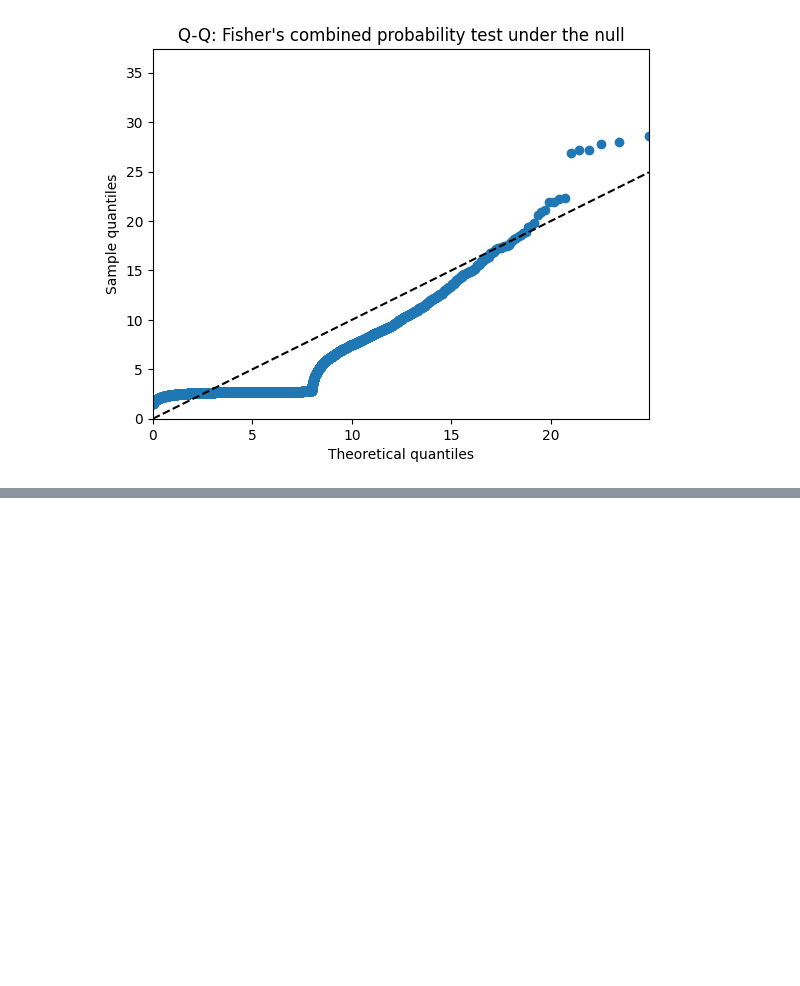
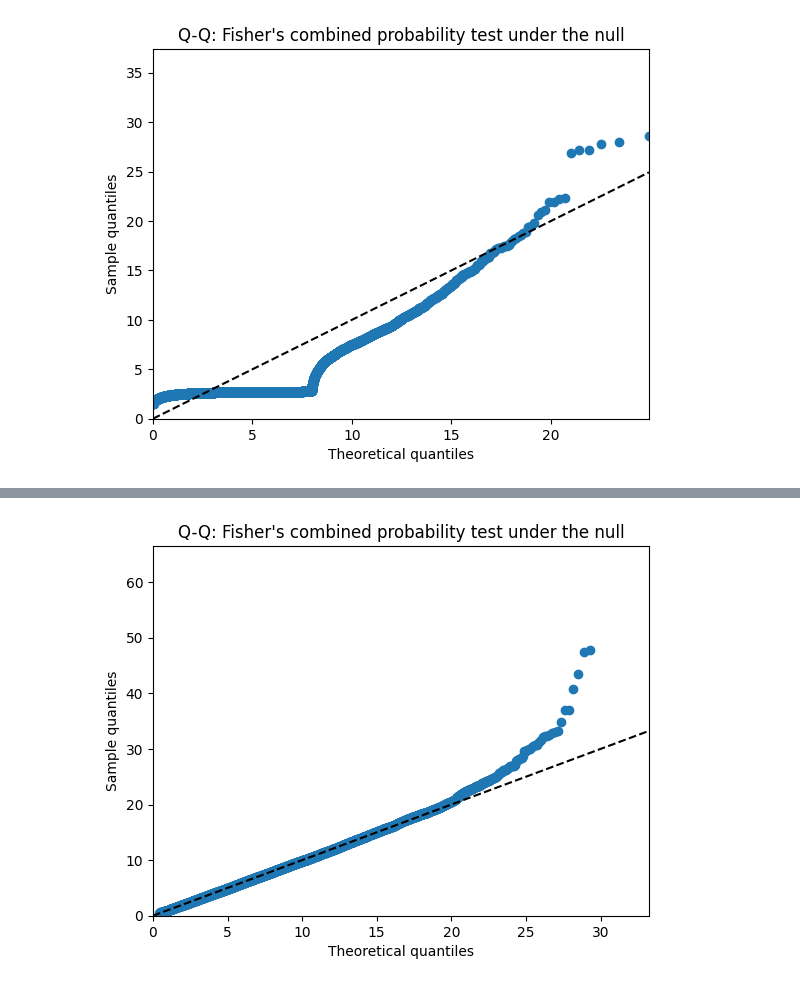
Before and after one commit to getzlab/dig_test_burden, a Jupyter notebook: process_results.ipynb, the cells around one changed output, grey strips where cells are left out. Saved outputs shown, nothing was run; the diff lists cells and outputs as text; code cells hidden in the pictures; blank space fills up the shorter version.

Commit message:
combining p-values across region types

```diff
--- a/process_results.ipynb
+++ b/process_results.ipynb
@@ -548,0 +662,15 @@ plt.show()
+# %%
+Y = np.sort(-2 * np.log(df_comb[['PVAL_' + rt + '_SNV_unif' for rt in result_types]].to_numpy()).sum(axis=1))
+Y = Y[~np.isnan(Y)]
+n = Y.shape[0]
+X = sp.stats.chi2.ppf((np.arange(n-1) + 1) / n, df=8)
+plt.scatter(X, Y[:-1])
+plt.plot([0, X.max()], [0, X.max()], 'k--')
+plt.xlim([0, X.max()])
+plt.ylim([0, 2*X.max()])
+plt.title('Q-Q: Fisher\'s combined probability test under the null')
+plt.xlabel('Theoretical quantiles')
+plt.ylabel('Sample quantiles')
+plt.show()
+# %% [output]
+[figure, added]
```
Also changed, not shown: parts of 15 cells of this notebook, 1 other file.
